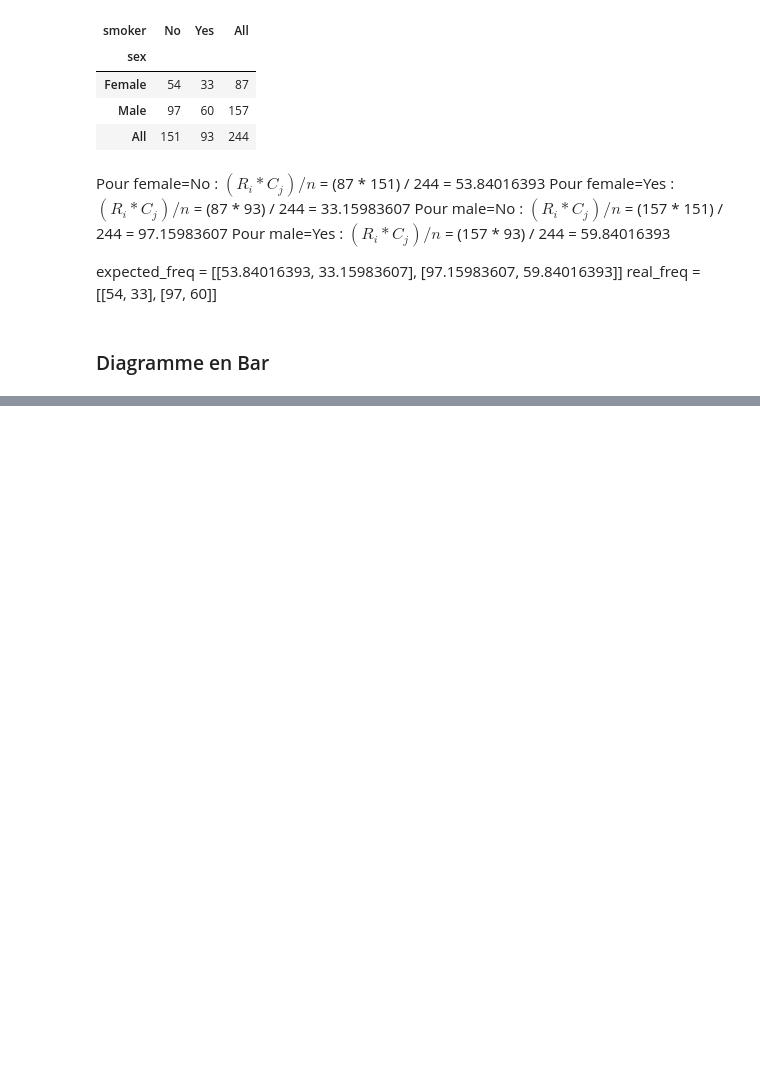
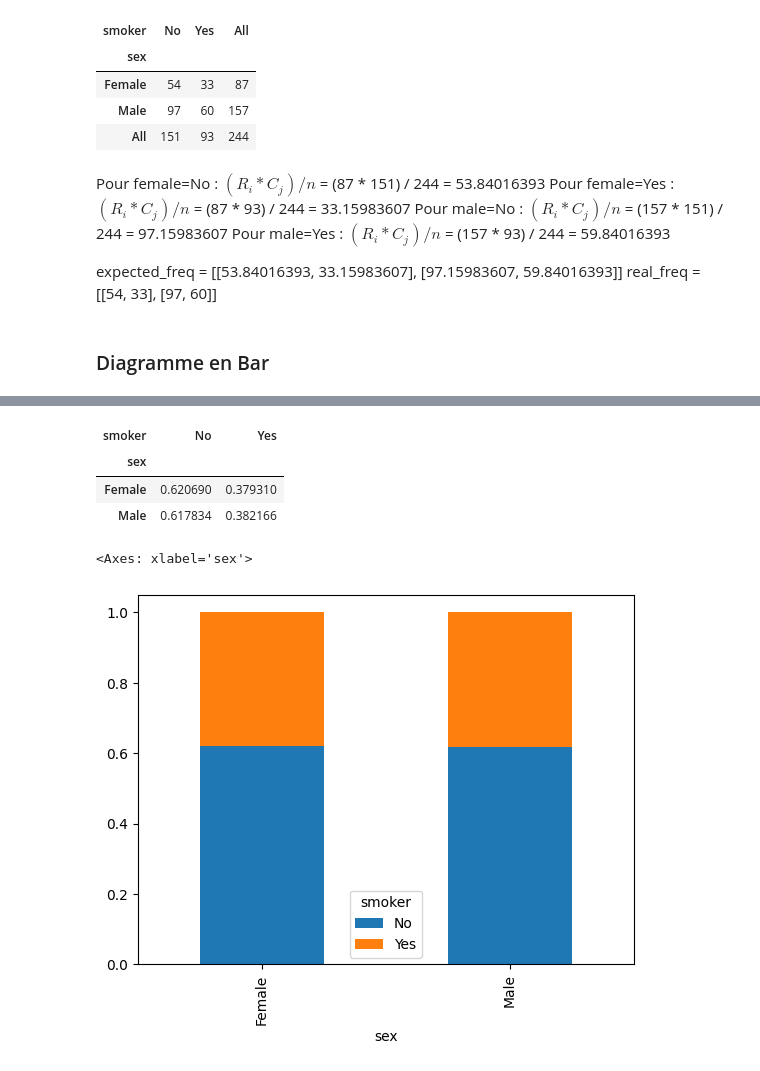
Before and after one commit to DavidTGAUTIER/mini-projects, a Jupyter notebook: Pandas-Stats/stats.ipynb, the cells around one changed output, grey strips where cells are left out. Cells and saved outputs as stored; diff of their text form; code cells hidden in the pictures; blank space fills up the shorter version.

```diff
--- a/Pandas-Stats/stats.ipynb
+++ b/Pandas-Stats/stats.ipynb
@@ -935,0 +952,11 @@ t.plot.bar()
+# %%
+t = pd.crosstab(tips.sex, tips.smoker, normalize="index")
+display(t)
+t.plot.bar(stacked=True)
+# %% [output]
+| smoker | No | Yes |
+| sex |  |  |
+| Female | 0.620690 | 0.379310 |
+| Male | 0.617834 | 0.382166 |
+<Axes: xlabel='sex'>
+[figure, added]
```
Also changed, not shown: parts of 11 cells of this notebook.
